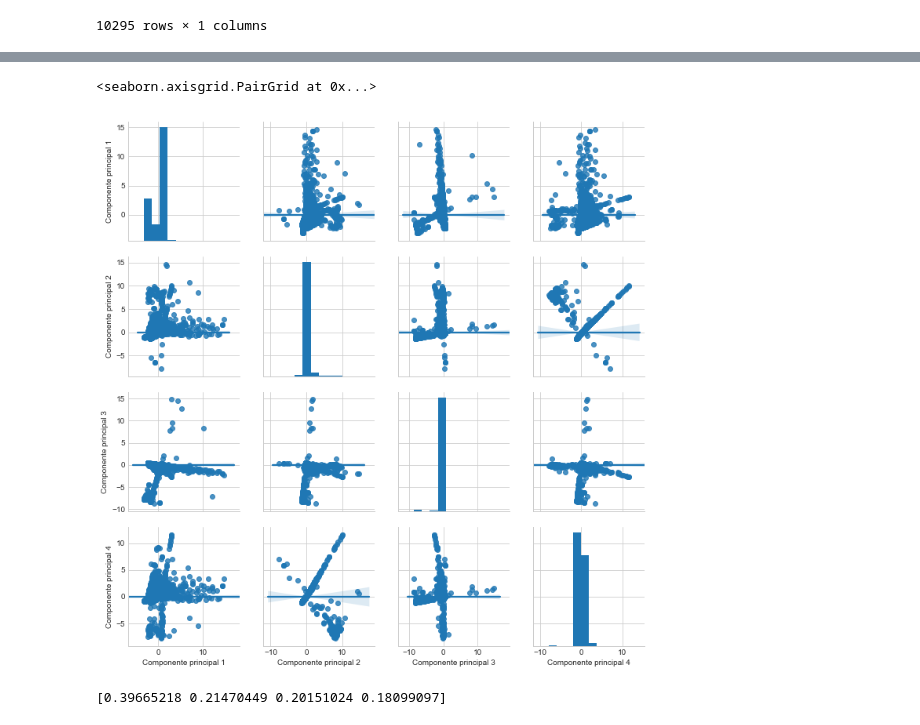
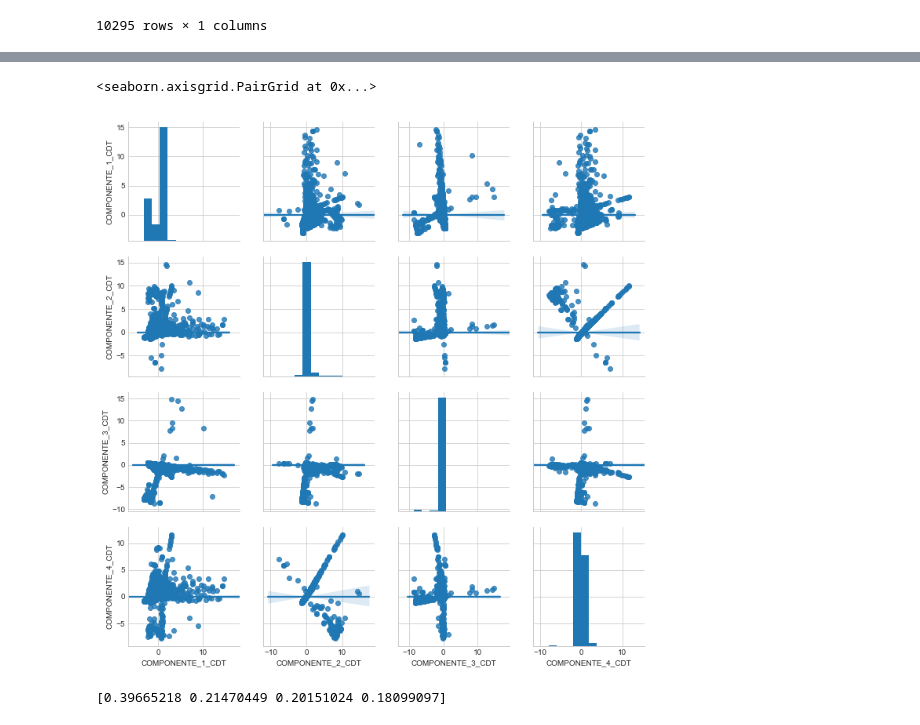
Before and after one commit to KatherinAcosta/Proyecto2018, a Jupyter notebook: 4.2.2.3 PCA Capacidades Dinámicas Tecnológicas.ipynb, the cells around one changed output, grey strips where cells are left out. Drawn from its saved outputs; the diff is of its cells as text; code cells hidden in the pictures.

```diff
--- a/4.2.2.3 PCA Capacidades Dinámicas Tecnológicas.ipynb
+++ b/4.2.2.3 PCA Capacidades Dinámicas Tecnológicas.ipynb
@@ -231,6 +222,6 @@ from sklearn.decomposition import PCA
 sklearn_PCA= PCA(n_components=4)
 Y_1=sklearn_PCA.fit_transform(X_std)
 # %%
-PCAcapacidades = pd.DataFrame(data = Y_1, columns = ['Componente principal 1', 'Componente principal 2','Componente principal 3', 'Componente principal 4'])
+PCAcapacidades = pd.DataFrame(data = Y_1, columns = ['COMPONENTE_1_CDT', 'COMPONENTE_2_CDT','COMPONENTE_3_CDT', 'COMPONENTE_4_CDT'])
 PCAcapacidades.head(10295)
 # %% [output]
@@ -278,11 +269,11 @@ PCA_C
 | 10294 | 1180126.0 | 0.705139 | -0.239470 | 0.078486 | -0.136778 |
 10295 rows × 5 columns
 # %%
-b = sns.pairplot(PCA_C, vars=["Componente principal 1","Componente principal 2","Componente principal 3","Componente principal 4"],kind="reg")
+b = sns.pairplot(PCA_C, vars=["COMPONENTE_1_CDT","COMPONENTE_2_CDT","COMPONENTE_3_CDT","COMPONENTE_4_CDT"],kind="reg")
 b # Resumen gráfico con histogramas y diagramas de dispersión de las variables
 # %% [output]
 <seaborn.axisgrid.PairGrid at 0x...>
-[figure, old version]
+[figure, new version]
 # %%
 print(sklearn_PCA.explained_variance_ratio_)
 # %% [output]
```
Also changed, not shown: parts of 4 cells of this notebook, 1 other file.
